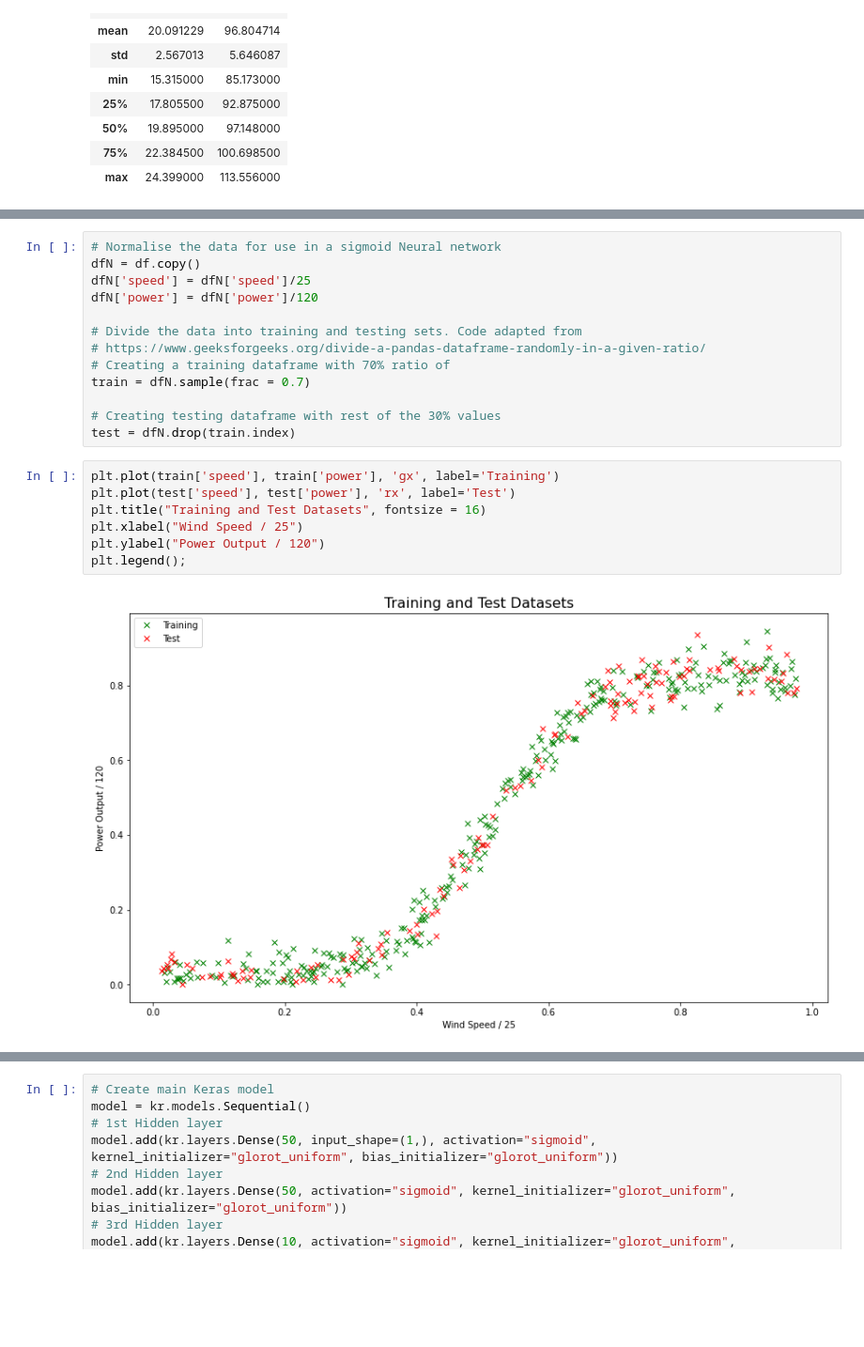
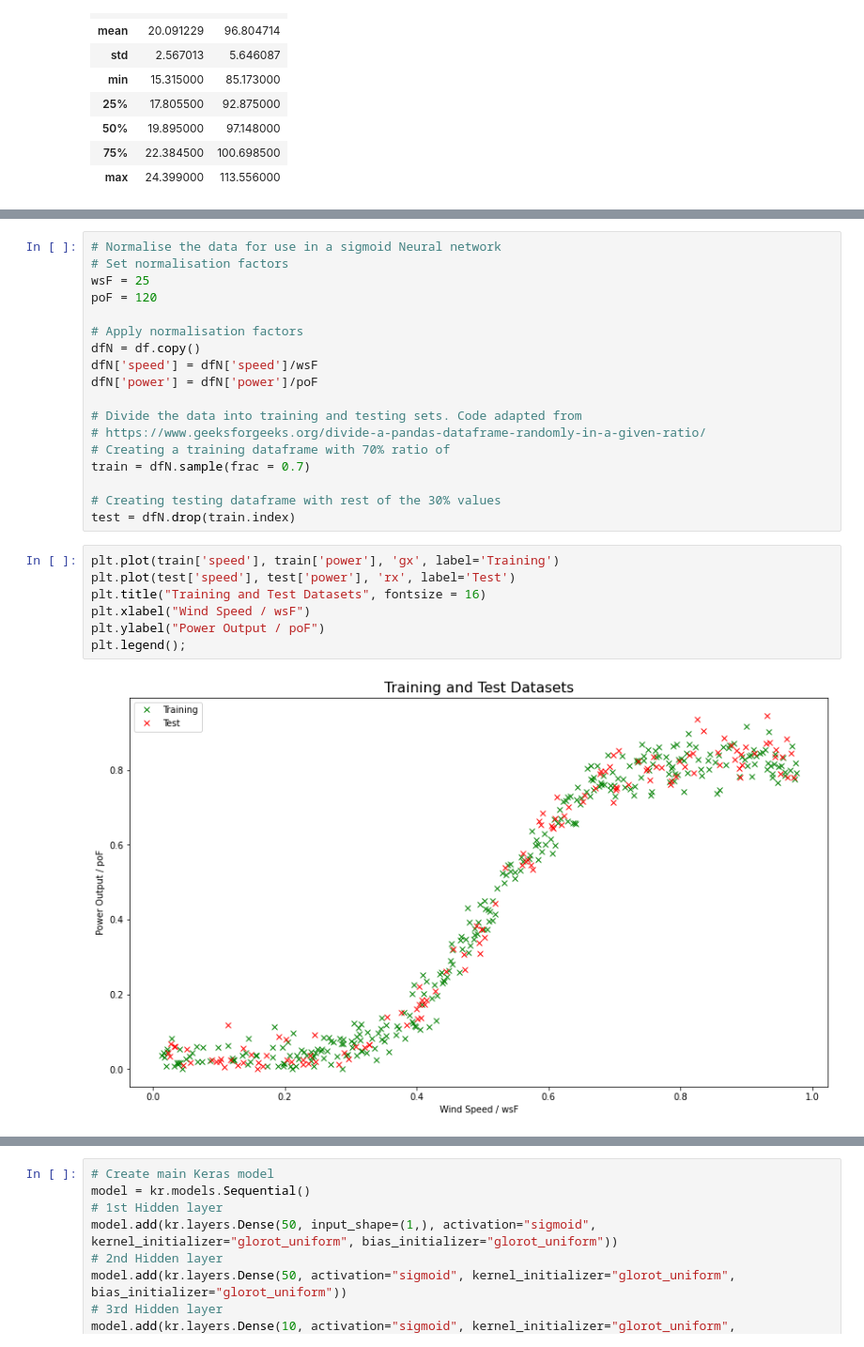
Before and after one commit to markcot/ProjMachLearn, a Jupyter notebook: Project.ipynb, the cells around one changed output, grey strips where cells are left out. Shown at 94% size. Saved outputs shown, nothing was run; the diff lists cells and outputs as text; blank space fills up the shorter version.

```diff
--- a/Project.ipynb
+++ b/Project.ipynb
@@ -472,8 +474,13 @@ An alternative approach would be to created a neural network to train the
 # %%
 # Normalise the data for use in a sigmoid Neural network
+# Set normalisation factors
+wsF = 25
+poF = 120
+
+# Apply normalisation factors
 dfN = df.copy()
-dfN['speed'] = dfN['speed']/25
-dfN['power'] = dfN['power']/120
+dfN['speed'] = dfN['speed']/wsF
+dfN['power'] = dfN['power']/poF
 
 # Divide the data into training and testing sets. Code adapted from
 # https://www.geeksforgeeks.org/divide-a-pandas-dataframe-randomly-in-a-given-ratio/
@@ -485,9 +492,9 @@ test = dfN.drop(train.index)
 # %%
 plt.plot(train['speed'], train['power'], 'gx', label='Training')
 plt.plot(test['speed'], test['power'], 'rx', label='Test')
 plt.title("Training and Test Datasets", fontsize = 16)
-plt.xlabel("Wind Speed / 25")
-plt.ylabel("Power Output / 120")
+plt.xlabel("Wind Speed / wsF")
+plt.ylabel("Power Output / poF")
 plt.legend();
 # %% [output]
-[figure, old version]
+[figure, new version]
```
Also changed, not shown: parts of 26 cells of this notebook.
